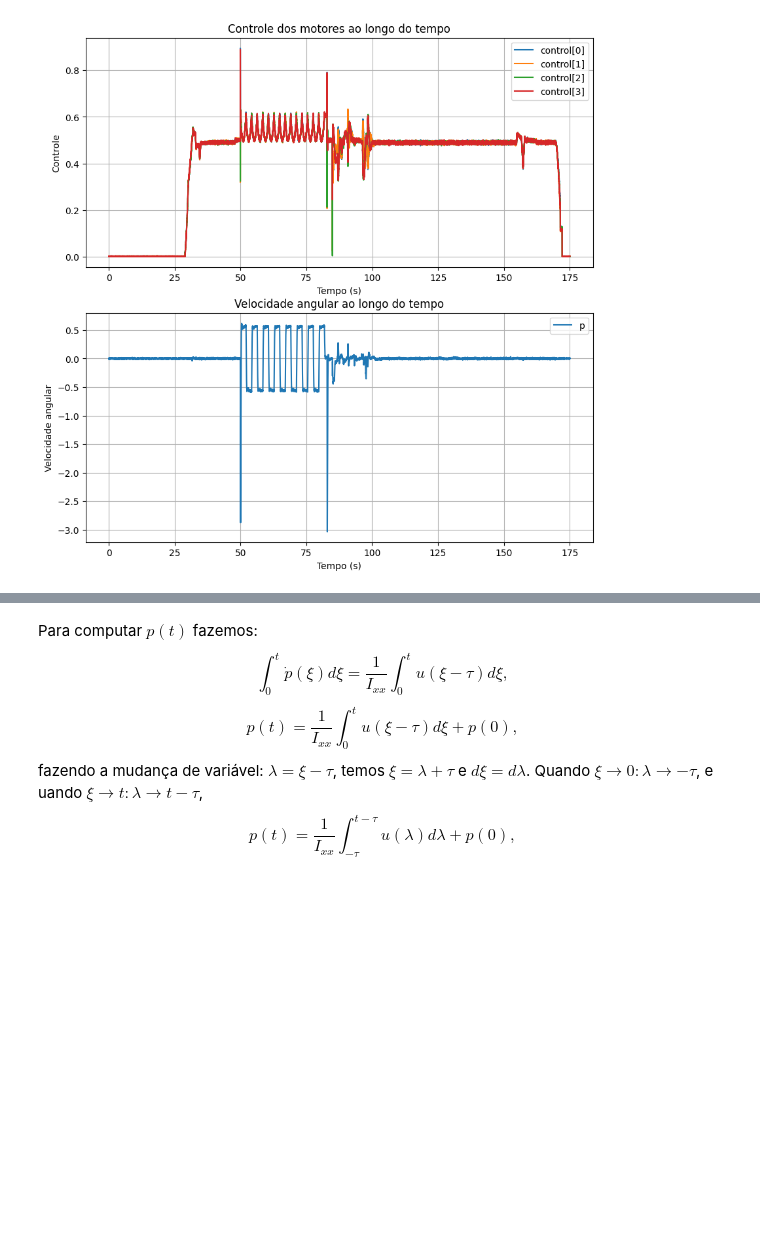
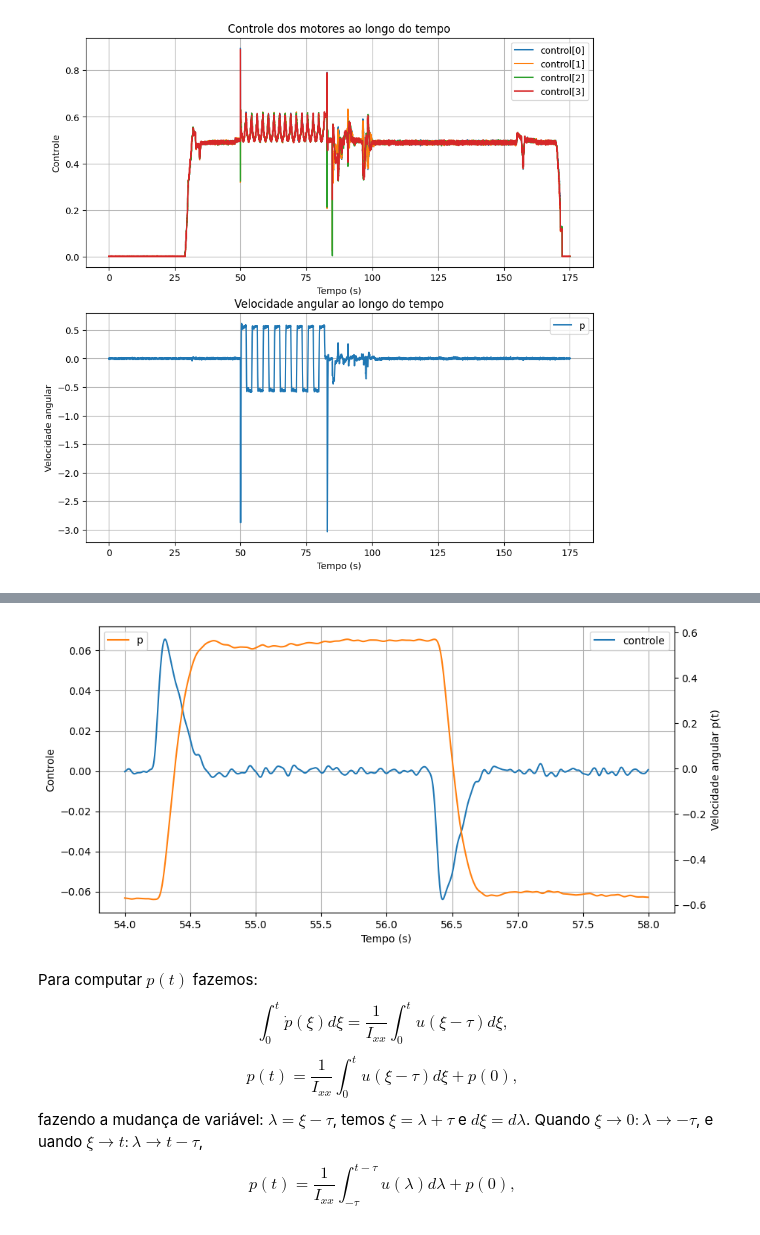
Before and after one commit to dferruzzo/mavdsk-python, a Jupyter notebook: identificação_e validação_de_sistemas.ipynb, the cells around one changed output, grey strips where cells are left out. Cells and saved outputs as stored; diff of their text form; code cells hidden in the pictures; blank space fills up the shorter version.

```diff
--- a/identificação_e validação_de_sistemas.ipynb
+++ b/identificação_e validação_de_sistemas.ipynb
@@ -187,3 +220,48 @@ plt.show()
+# %%
+# Recortando os dados para análise
+t0 = 54.0
+t1 = 58.0 #80.0
+idx0 = int(t0/dt_controle)
+idx1 = int(t1/dt_controle)
+control0_rec = control0_filtrado[idx0:idx1]
+control1_rec = control1_filtrado[idx0:idx1]
+control2_rec = control2_filtrado[idx0:idx1]
+control3_rec = control3_filtrado[idx0:idx1]
+t_controle_rec = t_controle[idx0:idx1]
+
+# Essa operação também remove a média dos sinais de controle. Cuidado.
+controle = control1_rec + control2_rec - control0_rec - control3_rec
+#
+idx0 = int(t0/dt_taxas)
+idx1 = int(t1/dt_taxas)
+vav0_rec = vav0_filtrado[idx0:idx1]
+t_taxas_rec = t_taxas[idx0:idx1]
+#
+fig, ax1 = plt.subplots(figsize=(10, 5))
+#
+ax1.plot(t_controle_rec, controle, label='controle', color='tab:blue')
+#
+ax1.set_xlabel('Tempo (s)')
+ax1.set_ylabel('Controle')
+#ax1.set_title('Controle dos motores ao longo do tempo')
+#ax1.set_xlim([t0, 58])
+ax1.legend()
+ax1.grid()
+#
+ax2 = ax1.twinx()
+ax2.plot(t_taxas_rec, vav0_rec, label='p', color='tab:orange')
+#
+ax2.set_xlabel('Tempo (s)')
+ax2.set_ylabel('Velocidade angular p(t)')
+#ax2.set_title('Velocidade angular ao longo do tempo')
+#ax2.set_xlim([t0, 58])
+ax2.legend(loc='upper left')
+#ax2.grid()
+#
+#plt.tight_layout()
+plt.show()
+# %% [output]
+[figure, added]
 # %% [markdown]
 Para computar $p(t)$ fazemos:
 $$
```
Also changed, not shown: parts of 14 cells of this notebook.
